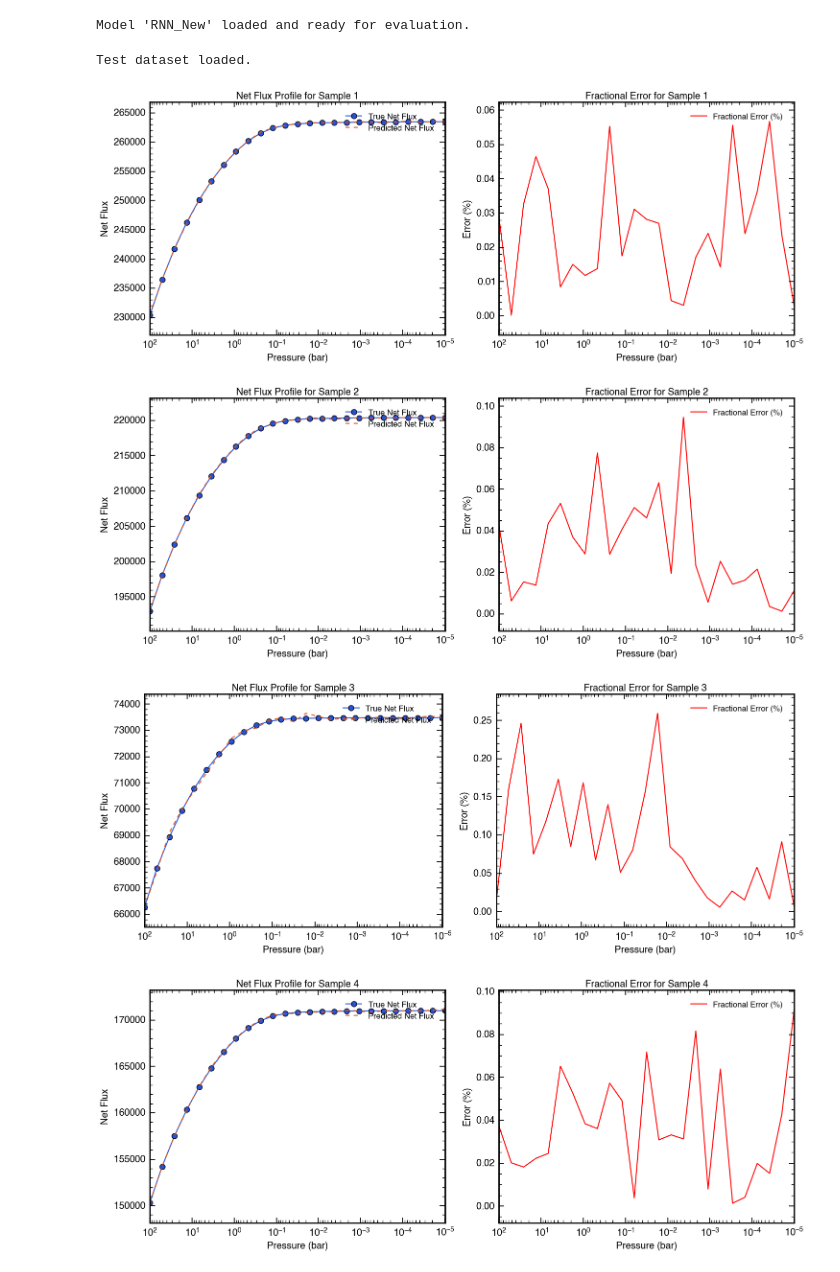
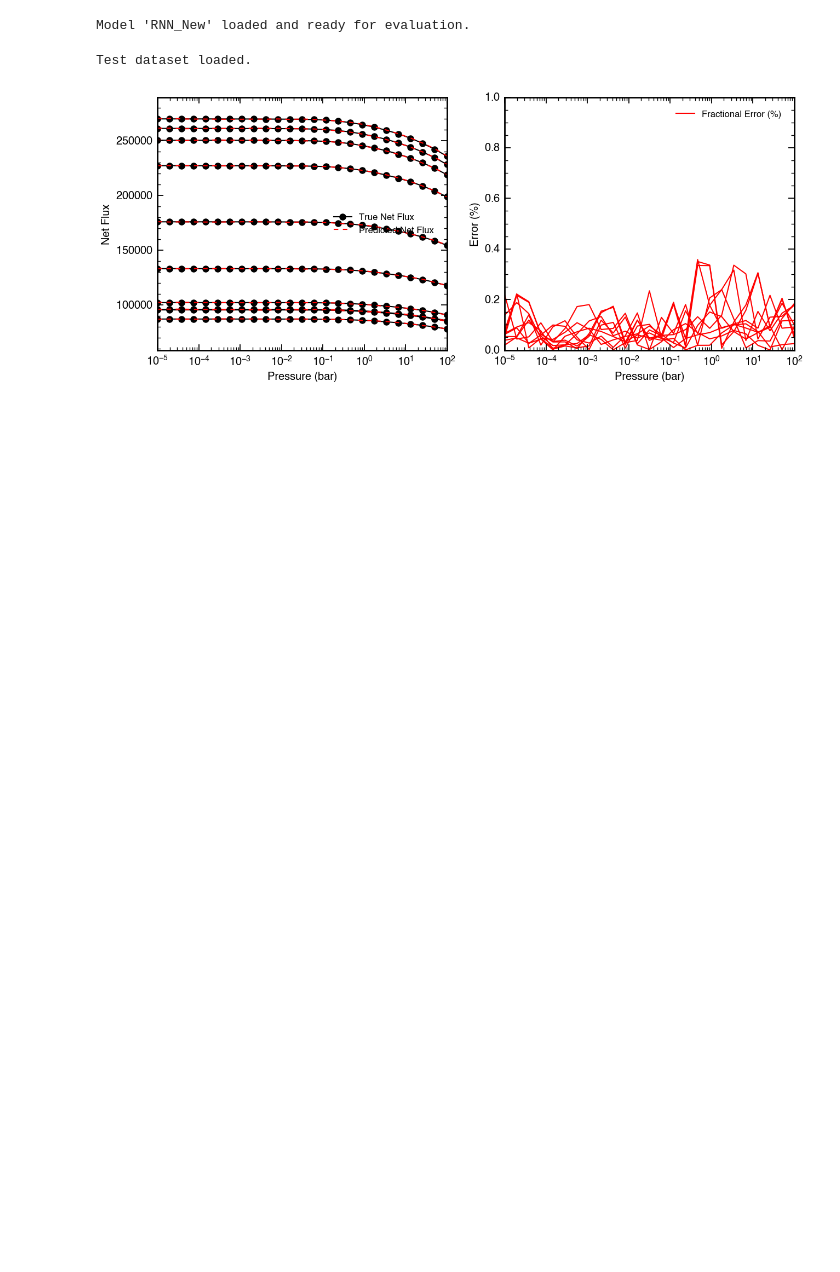
Before and after one commit to imalsky/NN_Profiles, a Jupyter notebook: visualizations.ipynb, the cells around one changed output. Drawn from its saved outputs; the diff is of its cells as text; code cells hidden in the pictures; blank space fills up the shorter version.

Commit message:
Added better plotting

```diff
--- a/visualizations.ipynb
+++ b/visualizations.ipynb
@@ -154,6 +154,9 @@ N = 10
 os.makedirs(save_path, exist_ok=True)
 
 with torch.no_grad():
+
+    fig, axes = plt.subplots(1, 2, figsize=(15, 6))
+
     for idx, data in enumerate(test_loader):
         if idx >= N:
             break
@@ -184,47 +187,43 @@ with torch.no_grad():
 
         # Move tensors to CPU and convert to numpy
         inputs_np = inputs.cpu().numpy()
         targets_np = targets.cpu().numpy()
         outputs_np = outputs.cpu().numpy()
 
         # Denormalize pressure
         pressure_norm = inputs_np[:, :, 0]  # Assuming pressure is the first feature
         pressure = denormalize_pressure(pressure_norm, normalization_metadata)
 
         # Denormalize net flux
         net_flux_true = denormalize_net_flux(targets_np.squeeze(), normalization_metadata)
         net_flux_pred = denormalize_net_flux(outputs_np.squeeze(), normalization_metadata)
 
         # Calculate fractional error
         fractional_error = np.abs(net_flux_pred - net_flux_true) / (np.abs(net_flux_true) + 1e-8)
 
-        # Plotting
-        fig, axes = plt.subplots(1, 2, figsize=(15, 6))
 
         # Plot true vs predicted net flux
-        axes[0].plot(pressure[0], net_flux_true, label='True Net Flux', marker='o')
-        axes[0].plot(pressure[0], net_flux_pred, label='Predicted Net Flux', linestyle='--')
+        if idx == 0:
+            axes[0].plot(pressure[0], net_flux_true, label='True Net Flux', marker='o', color='black')
+            axes[0].plot(pressure[0], net_flux_pred, label='Predicted Net Flux', linestyle='--', color='red')
+            axes[1].plot(pressure[0], fractional_error * 100, label='Fractional Error (%)', color='red')
+        else:
+            axes[1].plot(pressure[0], fractional_error * 100, color='red')
+            axes[0].plot(pressure[0], net_flux_true, marker='o', color='black')
+            axes[0].plot(pressure[0], net_flux_pred, linestyle='--', color='red')
+
         axes[0].set_xscale('log')
         axes[0].invert_xaxis()
         axes[0].set_xlabel('Pressure (bar)')
         axes[0].set_ylabel('Net Flux')
-        axes[0].set_title(f'Net Flux Profile for Sample {idx+1}')
-        axes[0].legend()
+        axes[0].legend(loc='best')
 
         # Plot fractional error
-        axes[1].plot(pressure[0], fractional_error * 100, label='Fractional Error (%)', color='red')
+        axes[1].set_ylim(0, 1)
         axes[1].set_xscale('log')
         axes[1].invert_xaxis()
         axes[1].set_xlabel('Pressure (bar)')
         axes[1].set_ylabel('Error (%)')
-        axes[1].set_title(f'Fractional Error for Sample {idx+1}')
-        axes[1].legend()
-
-        plt.tight_layout()
-        plt.savefig(os.path.join(save_path, f'net_flux_profile_{idx+1}.png'), dpi=300)
-        plt.show()
+        axes[1].legend(loc='best')
 # %% [output]
-[figure, old version]
+[figure, new version]
-[figure, removed]
-[figure, removed]
-[figure, removed]
```
Also changed, not shown: parts of 2 cells of this notebook, 9 other files.
